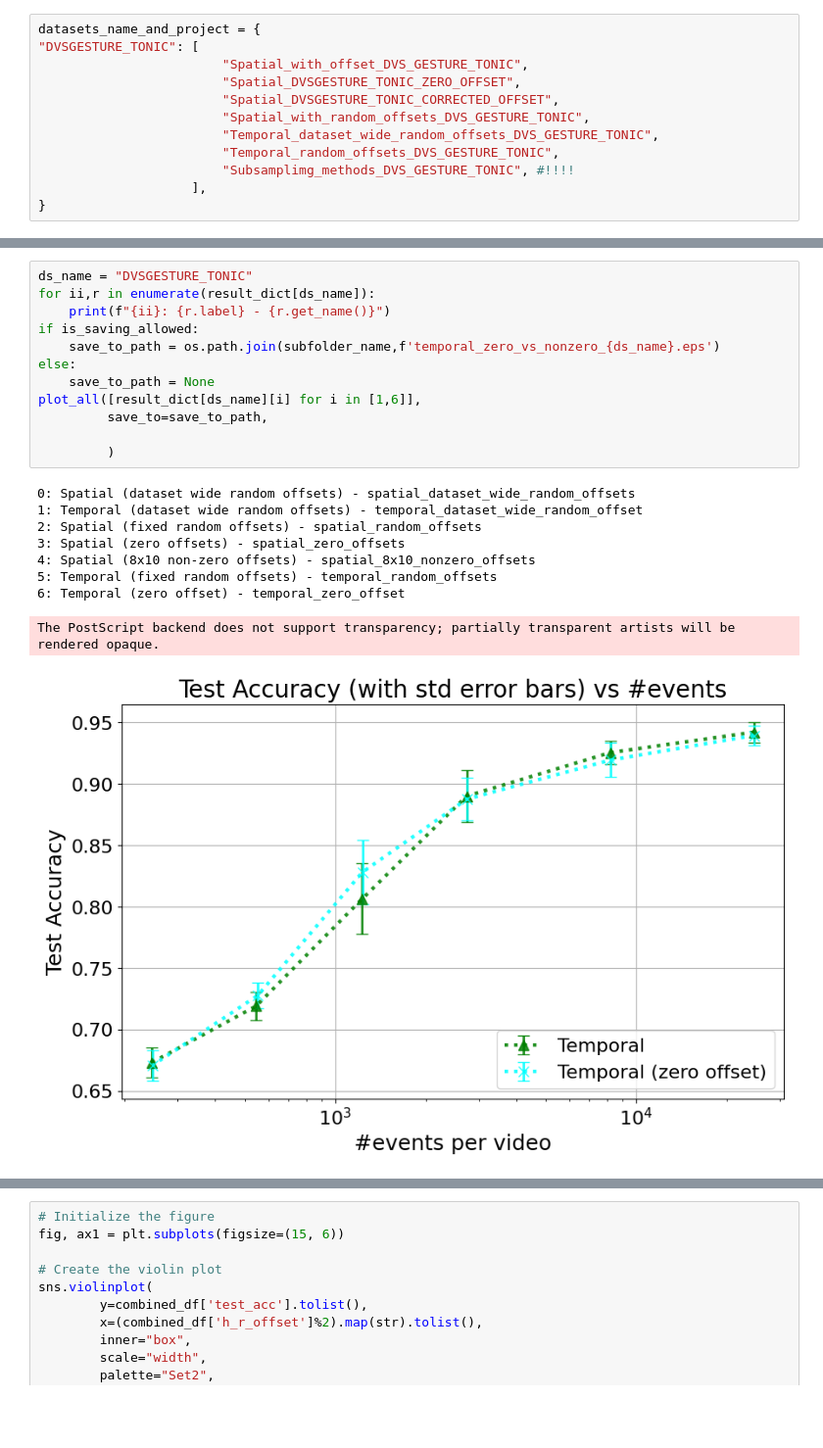
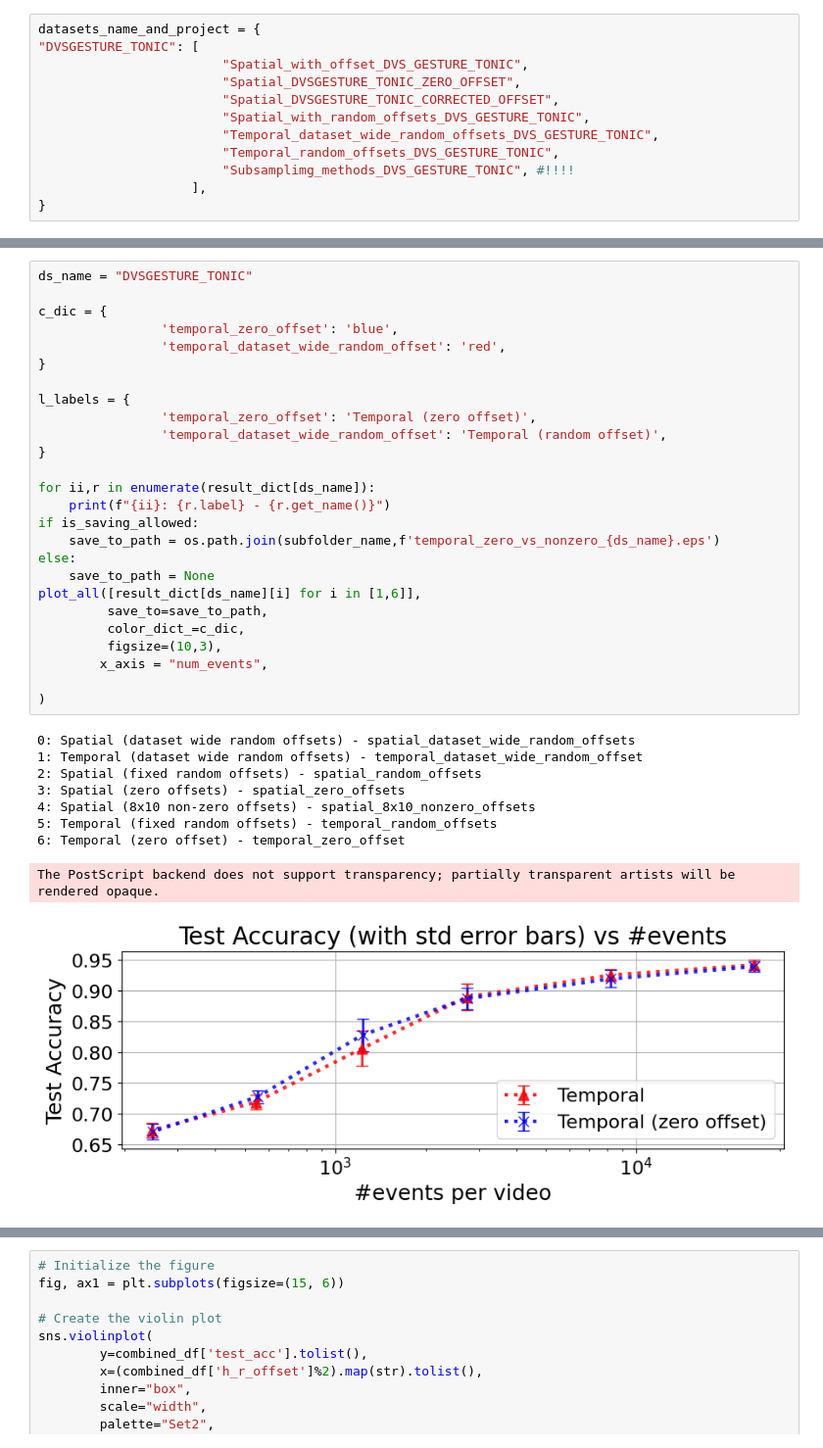
Before and after one commit to hesamaraghi/DGCNN_CV_format, a Jupyter notebook: subsampling_figures/fig_offset.ipynb, the cells around one changed output, grey strips where cells are left out. Shown at 98% size. Drawn from its saved outputs; the diff is of its cells as text; blank space fills up the shorter version.

```diff
--- a/subsampling_figures/fig_offset.ipynb
+++ b/subsampling_figures/fig_offset.ipynb
@@ -189,25 +206,39 @@ The PostScript backend does not support transparency; partially transparent arti
 # %%
 ds_name = "DVSGESTURE_TONIC"
+
+c_dic = {
+                'temporal_zero_offset': 'blue',
+                'temporal_dataset_wide_random_offset': 'red',
+}
+
+l_labels = {
+                'temporal_zero_offset': 'Temporal (zero offset)',
+                'temporal_dataset_wide_random_offset': 'Temporal (random offset)',
+}
+
 for ii,r in enumerate(result_dict[ds_name]):
     print(f"{ii}: {r.label} - {r.get_name()}")
 if is_saving_allowed:
     save_to_path = os.path.join(subfolder_name,f'temporal_zero_vs_nonzero_{ds_name}.eps')
 else:
     save_to_path = None
 plot_all([result_dict[ds_name][i] for i in [1,6]],
          save_to=save_to_path,
+         color_dict_=c_dic,
+         figsize=(10,3),
+        x_axis = "num_events",
 
-         )
+)
 # %% [output]
 0: Spatial (dataset wide random offsets) - spatial_dataset_wide_random_offsets
 1: Temporal (dataset wide random offsets) - temporal_dataset_wide_random_offset
 2: Spatial (fixed random offsets) - spatial_random_offsets
 3: Spatial (zero offsets) - spatial_zero_offsets
 4: Spatial (8x10 non-zero offsets) - spatial_8x10_nonzero_offsets
 5: Temporal (fixed random offsets) - temporal_random_offsets
 6: Temporal (zero offset) - temporal_zero_offset
 The PostScript backend does not support transparency; partially transparent artists will be rendered opaque.
-[figure, old version]
+[figure, new version]
 # %%
 ds_name = "DVSGESTURE_TONIC"
 
```
Also changed, not shown: parts of 7 cells of this notebook, 4 other files.
